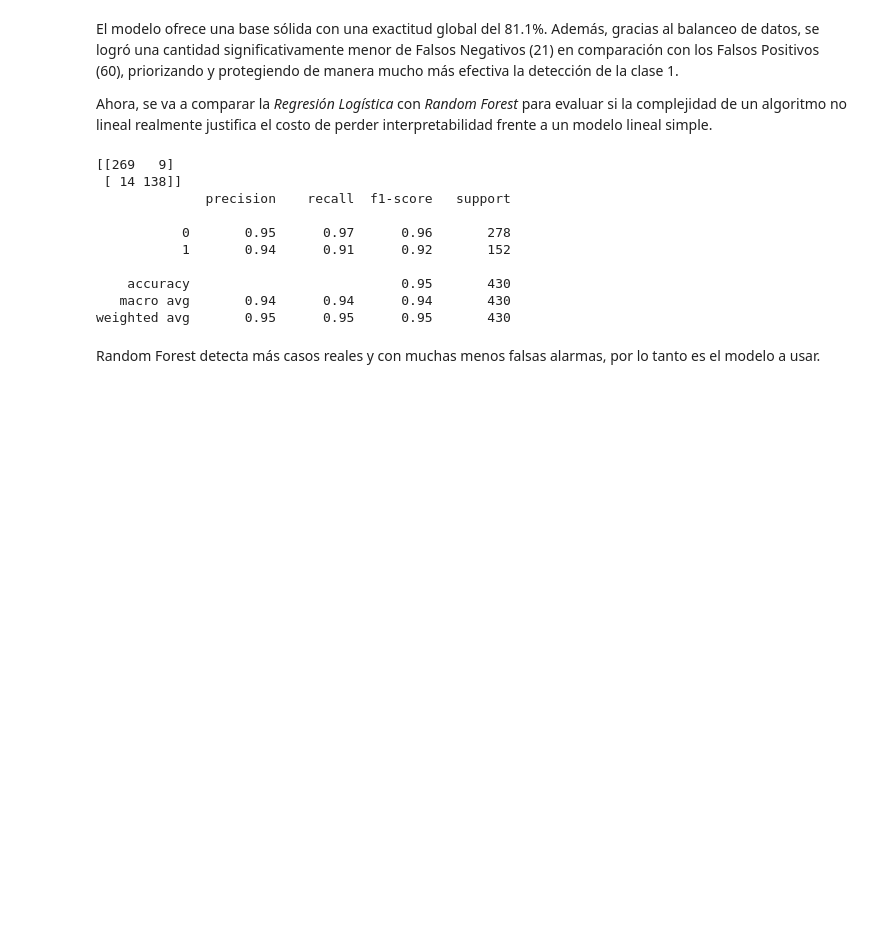
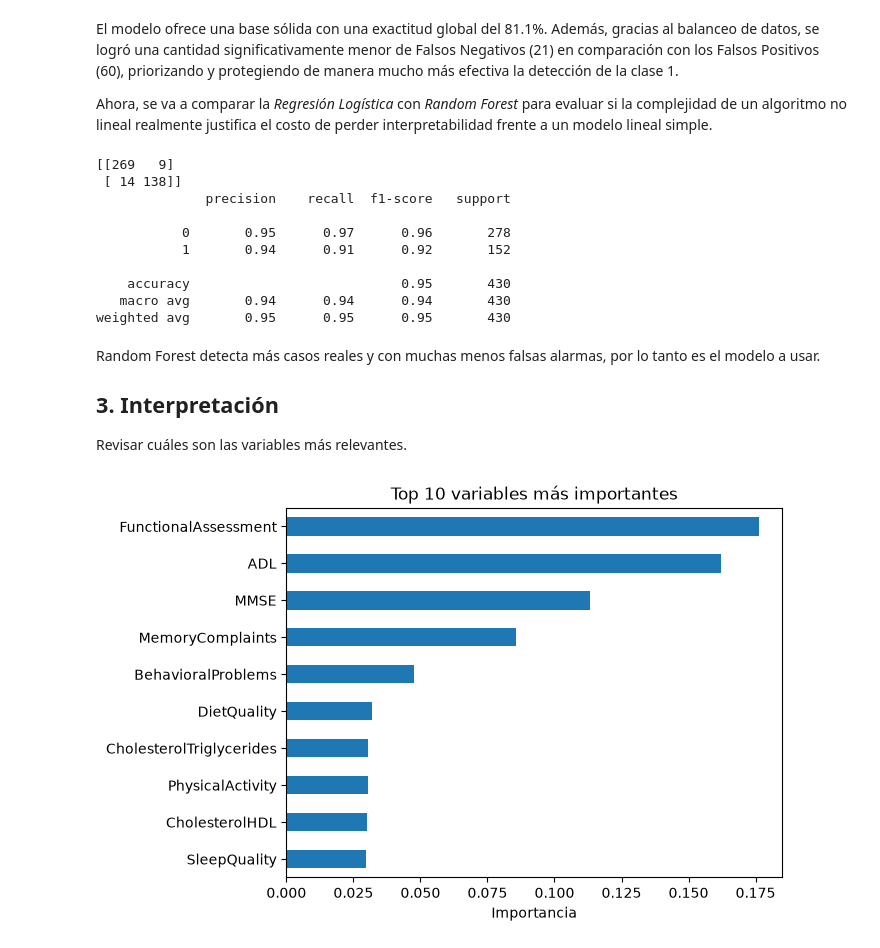
Before and after one commit to CeleCobix/alzheimer-risk-prediction, a Jupyter notebook: notebooks/03_modeling.ipynb, the cells around one changed output. Drawn from its saved outputs; the diff is of its cells as text; code cells hidden in the pictures; blank space fills up the shorter version.

Commit message:
feat: extraer importancia de variables del modelo random forest

```diff
--- a/notebooks/03_modeling.ipynb
+++ b/notebooks/03_modeling.ipynb
@@ -100,3 +102,23 @@ print(classification_report(y_test, y_pred_rf))
 weighted avg       0.95      0.95      0.95       430
 # %% [markdown]
 Random Forest detecta más casos reales y con muchas menos falsas alarmas, por lo tanto es el modelo a usar.
+
+## 3. Interpretación
+
+Revisar cuáles son las variables más relevantes.
+# %%
+import pandas as pd
+import matplotlib.pyplot as plt
+
+'''
+rf_model.feature_importances_ -> Este atributo contiene la importancia de cada variable en el modelo Random Forest.
+'''
+importances = pd.Series(rf_model.feature_importances_, index=X.columns)
+importances.sort_values(ascending=False).head(10).plot(kind='barh')
+
+plt.title("Top 10 variables más importantes")
+plt.xlabel("Importancia")
+plt.gca().invert_yaxis()
+plt.show()
+# %% [output]
+[figure, added]
```
Also changed, not shown: parts of 2 cells of this notebook.
